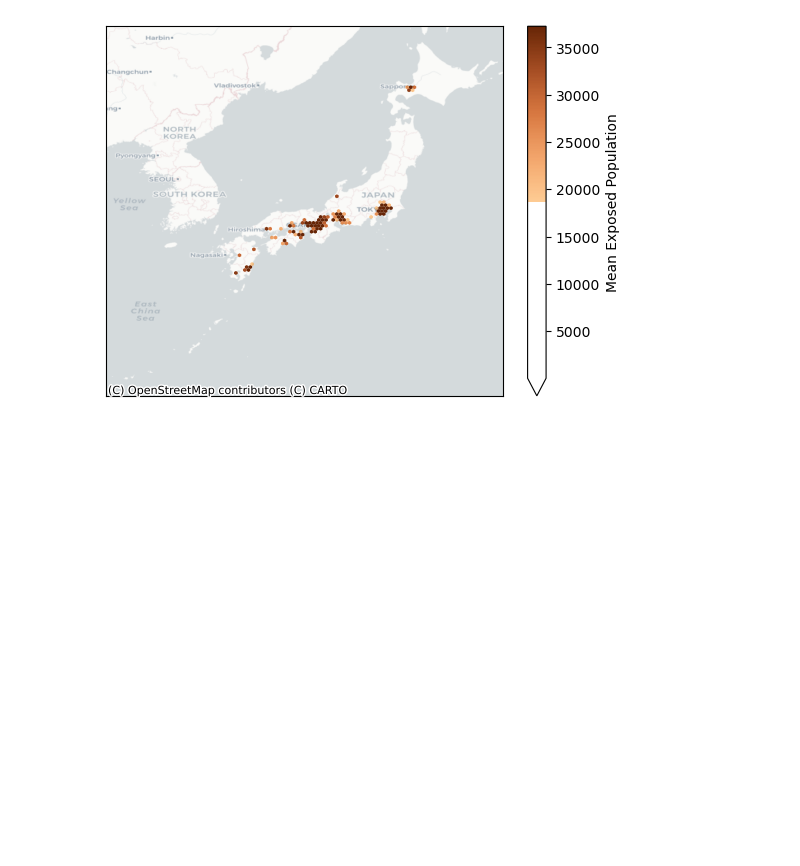
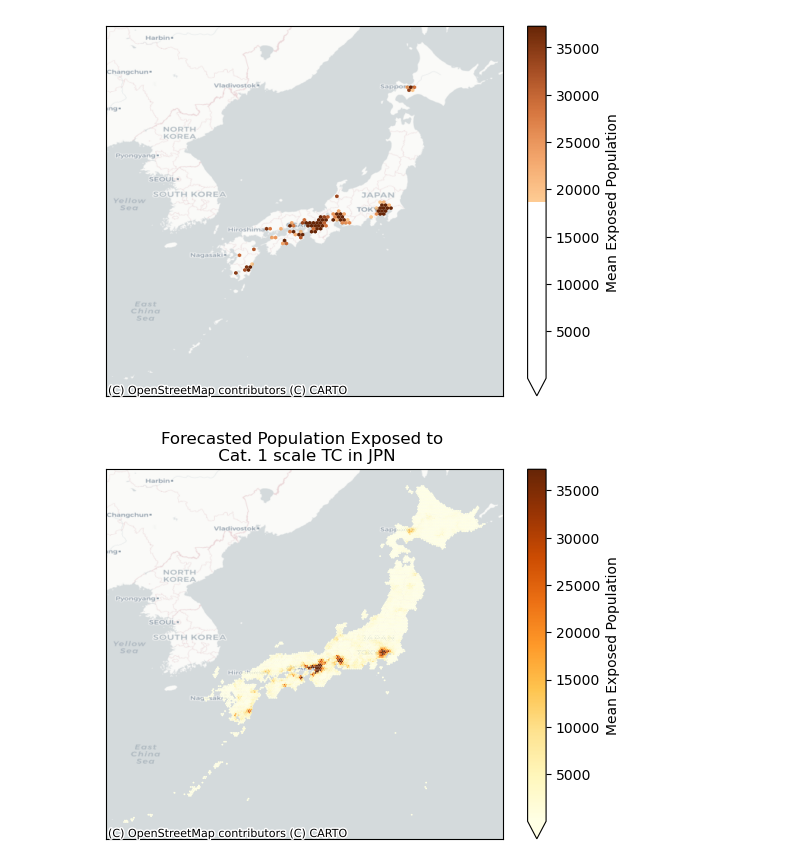
Before and after one commit to manniepmkam/TC_impact_forecast_sandbox, a Jupyter notebook: demo/exposed_pop_demo.ipynb, the cells around one changed output. Saved outputs shown, nothing was run; the diff lists cells and outputs as text; code cells hidden in the pictures; blank space fills up the shorter version.

```diff
--- a/demo/exposed_pop_demo.ipynb
+++ b/demo/exposed_pop_demo.ipynb
@@ -142,3 +129,81 @@ plt.colorbar(hb, ax=ax, label="Mean Exposed Population", extend=extend)
 # %% [output]
 <matplotlib.colorbar.Colorbar at 0x...>
 [figure]
+# %%
+import matplotlib.pyplot as plt
+import cartopy.crs as ccrs
+import matplotlib.cm as cm_mp
+import matplotlib.colors as mcolors
+from matplotlib.colors import Normalize, ListedColormap
+import contextily as ctx
+
+imp_exp_all = imp_per_country_dict['JPN']._build_exp()
+imp_exp_all.set_geometry_points()
+
+extent = imp_exp_all.gdf.geometry.to_crs(epsg=3857).total_bounds
+imp_exp_all.to_crs("EPSG:3857", inplace=True)
+gdf = imp_exp_all.gdf
+
+cmap = plt.get_cmap("YlOrBr")
+n = 256  # Number of discrete colors in the colormap
+vals = cmap(np.linspace(0, 1, n))
+vals[:, -1] = np.linspace(0.0, 1.0, n)  # Gradual transparency
+
+# Make values below 10 transparent
+threshold = 10
+alphas = np.ones(n)
+alphas[:int(threshold / np.max(gdf["value"]) * n)] = 0.0
+vals[:, -1] = alphas
+
+transparent_cmap = ListedColormap(vals)
+
+fig, ax = plt.subplots()
+
+vmax = np.max(gdf["value"])
+vmin = threshold  # Start normalization from threshold
+
+norm = Normalize(vmin=vmin, vmax=vmax)
+
+hb = ax.hexbin(
+    x=gdf.geometry.x,
+    y=gdf.geometry.y,
+    C=gdf["value"],
+    reduce_C_function=np.sum,
+    norm=norm,
+    gridsize=200,
+    extent=(extent[0], extent[2], extent[1], extent[3]),
+    lw=0.0,
+    cmap=transparent_cmap,
+)
+
+ctx.add_basemap(ax, source=ctx.providers.CartoDB.Positron)
+
+ax.tick_params(left=False, labelleft=False, bottom=False, labelbottom=False)
+
+plt.colorbar(hb, ax=ax, label="Mean Exposed Population", extend='min')
+
+# get information for the title
+mean = int(np.mean(imp_per_country_dict['JPN'].at_event))
+std = int(np.std(imp_per_country_dict['JPN'].at_event))
+
+# Main title
+ax.set_title(
+f"Forecasted Population Exposed to \n Cat. 1 scale TC in JPN"
+)
+
+# # box with information
+# ax.text(
+#     0.03,
+#     0.03,
+#     f"Valid Date: {valid_date}\nBase Date: {FORECAST_DATE}\n{prot_str}\nEstimated Exposed Population: {mean:,}±{std:,}",
+#     transform=ax.transAxes,
+#     ha="left",
+#     va="bottom",
+#     fontsize=10,
+#     bbox={"boxstyle": "round", "facecolor": "white"},
+#     zorder=10,
+# )
+
+plt.show()
+# %% [output]
+[figure, added]
```
Also changed, not shown: parts of 2 cells of this notebook.
